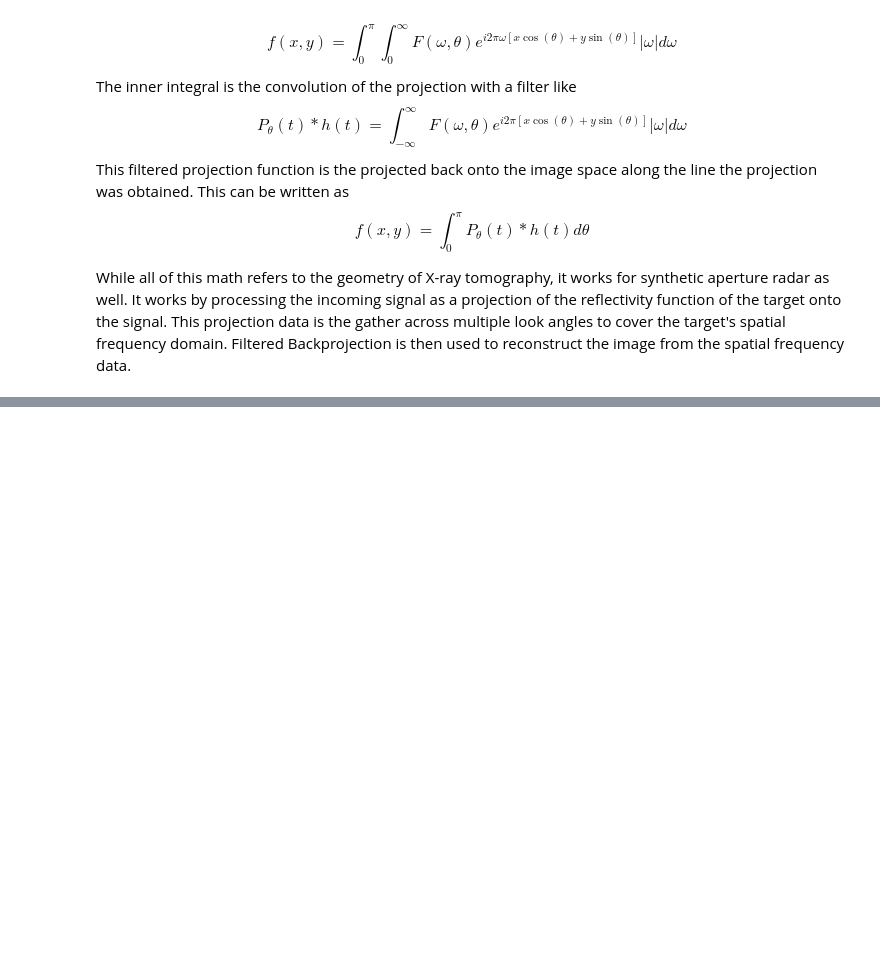
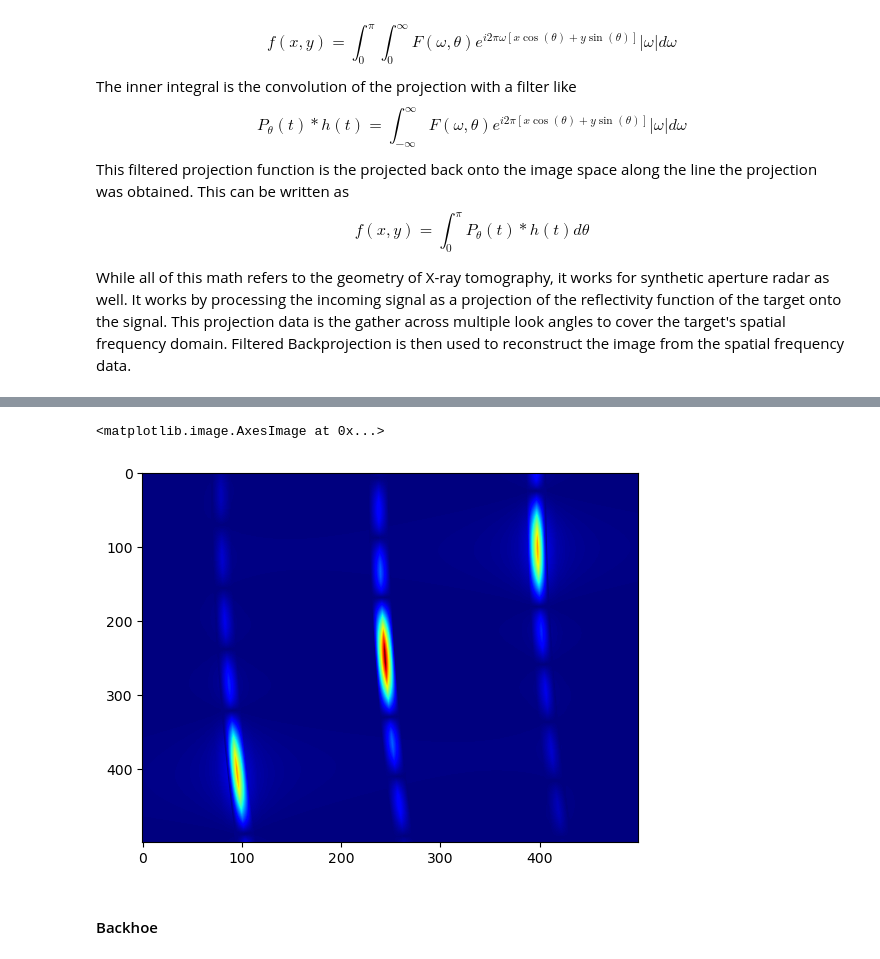
Before and after one commit to AndrewPlayer3/sar_processing, a Jupyter notebook: back_projection.ipynb, the cells around one changed output, grey strips where cells are left out. Drawn from its saved outputs; the diff is of its cells as text; code cells hidden in the pictures; blank space fills up the shorter version.

Commit message:
add backhoe example

```diff
--- a/back_projection.ipynb
+++ b/back_projection.ipynb
@@ -52,0 +83,46 @@ While all of this math refers to the geometry of X-ray tomography, it works for
+# %%
+target = PointTargetKSpace(
+    range_to_center,
+    x_target_pos,
+    y_target_pos,
+    target_rcs,
+    image_dimensions,
+    image_bins,
+    azimuth_span,
+    start_frequency,
+    bandwidth
+)
+# %%
+def get_backprojection(self, num_pulses: int = 0):
+    fft_length = int(8 * np.ceil(np.log2(self.num_samples_freq)))
+    range_extent = c / (2 * self.frequency_delta)
+    range_window = np.linspace(-0.5 * range_extent, 0.5 * range_extent, fft_length)
+    backprojected_image = np.zeros(self.image_grid_x.shape, dtype=complex)
+    chirp_rate = 1j * 4 * pi * (1 / self.wavelength)
+    if not isinstance(self.range_to_center, list):
+        self.range_to_center *= np.ones(len(self.sensor_x))
+    index = 0
+    for x, y, z in zip(self.sensor_x, self.sensor_y, self.sensor_z):
+        range_profile = fftshift(ifft(self.signal[:, index], fft_length))
+        range_image = np.sqrt((x - self.image_grid_x)**2 + (y - self.image_grid_y)**2 + (z - self.image_grid_z)**2) - self.range_to_center[index]
+        interpolater = scipy.interpolate.interp1d(
+            range_window,
+            range_profile,
+            kind='linear',
+            bounds_error=False,
+            fill_value=0.0
+        )
+        backprojected_image += interpolater(range_image) * np.exp(chirp_rate * range_image)
+        if num_pulses != 0 and num_pulses == index:
+            break
+        index += 1
+    return backprojected_image
+# %%
+image = get_backprojection(target, num_pulses=500)
+# %%
+plt.imshow(np.abs(image) / np.max(np.abs(image)), cmap='jet', aspect='auto')
+# %% [output]
+<matplotlib.image.AxesImage at 0x...>
+[figure, added]
+# %% [markdown]
+#### Backhoe
```
Also changed, not shown: parts of 10 cells of this notebook.
